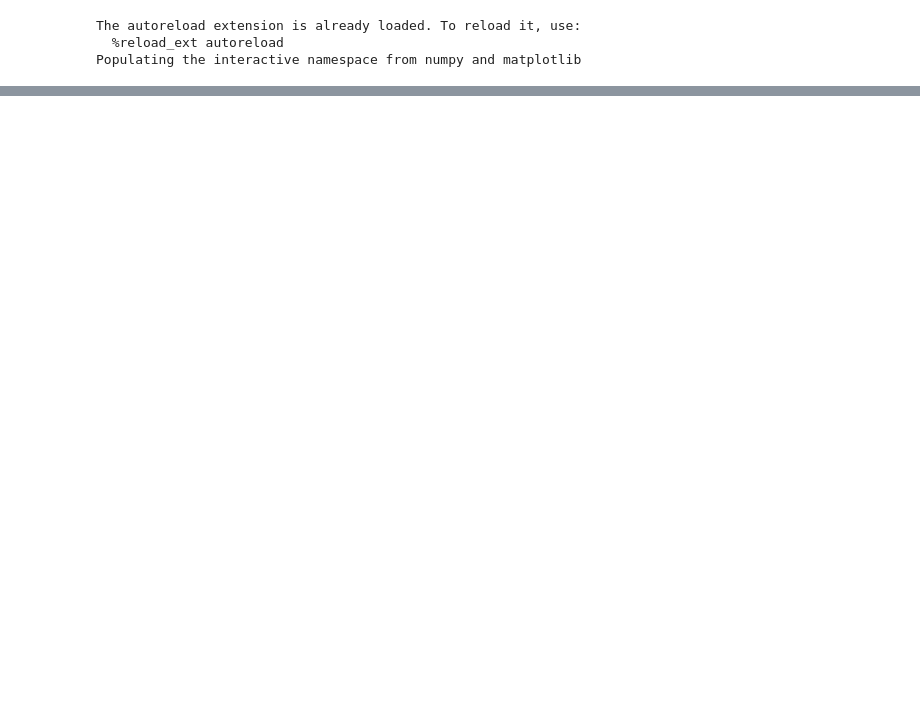
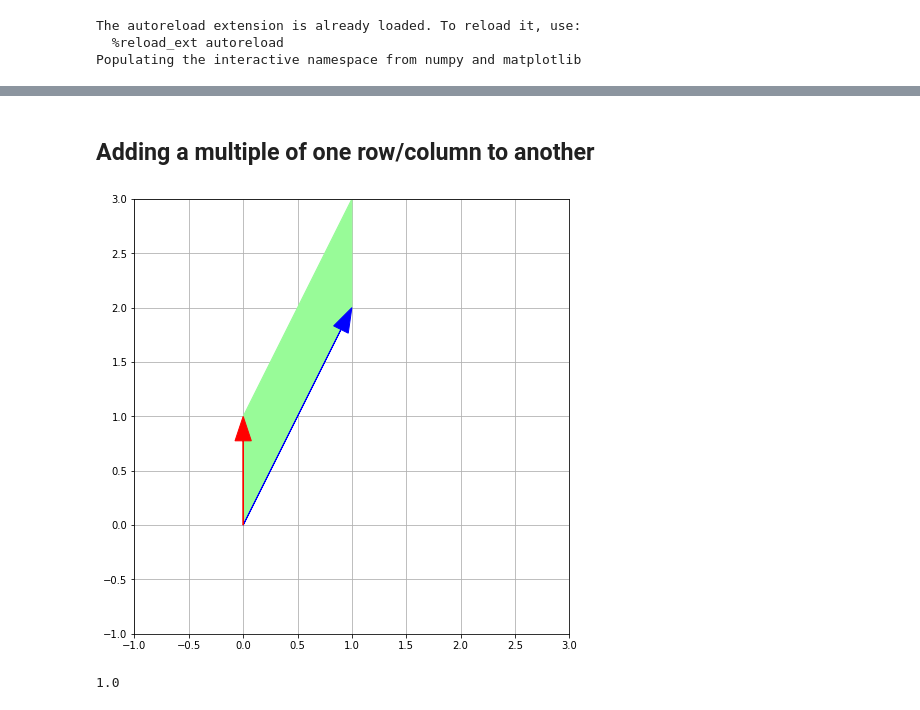
Before and after one commit to mwpb/jupyter-math211, a Jupyter notebook: lecture-2018-09-27/Determinants and image of standard basis vectors.ipynb, the cells around one changed output, grey strips where cells are left out. Cells and saved outputs as stored; diff of their text form; code cells hidden in the pictures; blank space fills up the shorter version.

```diff
--- a/lecture-2018-09-27/Determinants and image of standard basis vectors.ipynb
+++ b/lecture-2018-09-27/Determinants and image of standard basis vectors.ipynb
@@ -91,0 +74,12 @@ A = [
+# %% [markdown]
+## Adding a multiple of one row/column to another
+# %%
+A = [
+    [1, 0],
+    [2, 1]
+]
+plotColumns(A)
+display(np.linalg.det(A))
+# %% [output]
+[figure, added]
+1.0
```
Also changed, not shown: parts of 10 cells of this notebook, 3 other files.
